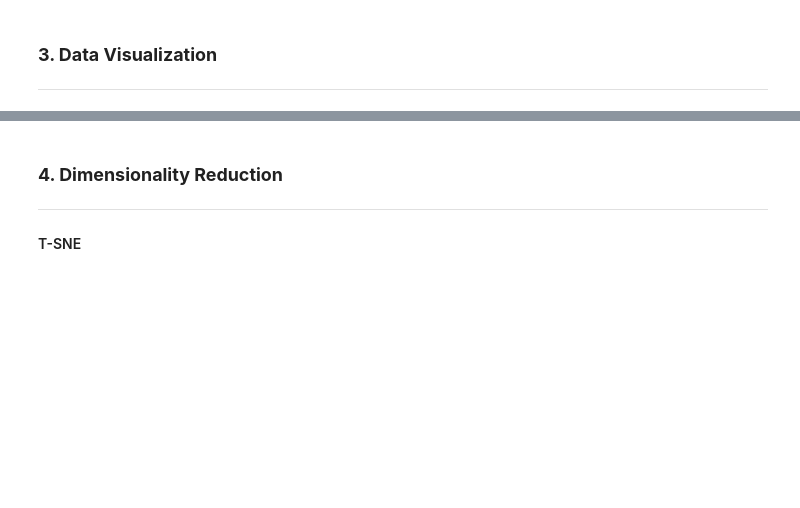
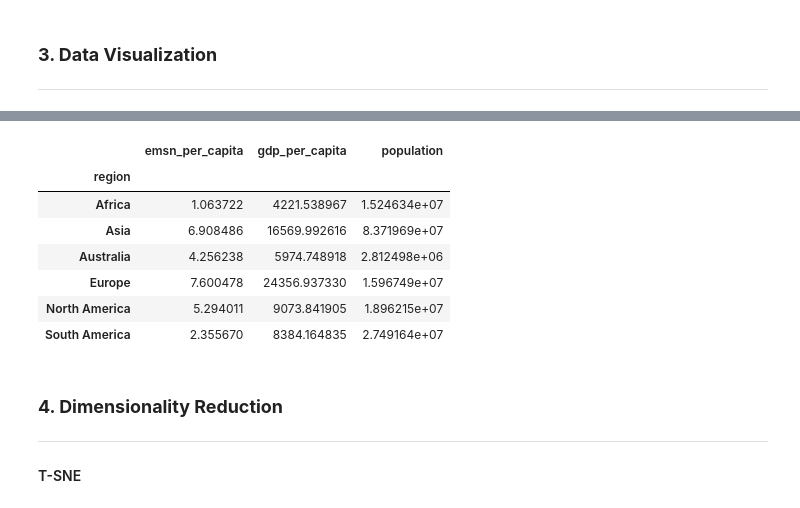
Before and after one commit to wiggs555/cse7324project, a Jupyter notebook: Project1/Project1.ipynb, the cells around one changed output, grey strips where cells are left out. Saved outputs shown, nothing was run; the diff lists cells and outputs as text; code cells hidden in the pictures; blank space fills up the shorter version.

```diff
--- a/Project1/Project1.ipynb
+++ b/Project1/Project1.ipynb
@@ -204,3 +246,15 @@ iplot( fig, validate=False, filename='d3-world-map' )
+# %%
+# pivot table
+country_comb.pivot_table(values=['emsn_per_capita', 'gdp_per_capita', 'population'],index='region', aggfunc={'emsn_per_capita': np.mean, 'gdp_per_capita': np.mean, 'population': np.mean})
+# %% [output]
+|  | emsn_per_capita | gdp_per_capita | population |
+| region |  |  |  |
+| Africa | 1.063722 | 4221.538967 | 1.524634e+07 |
+| Asia | 6.908486 | 16569.992616 | 8.371969e+07 |
+| Australia | 4.256238 | 5974.748918 | 2.812498e+06 |
+| Europe | 7.600478 | 24356.937330 | 1.596749e+07 |
+| North America | 5.294011 | 9073.841905 | 1.896215e+07 |
+| South America | 2.355670 | 8384.164835 | 2.749164e+07 |
 # %% [markdown]
 ### **4. Dimensionality Reduction**
 ------
```
Also changed, not shown: parts of 8 cells of this notebook, 5 other files.
